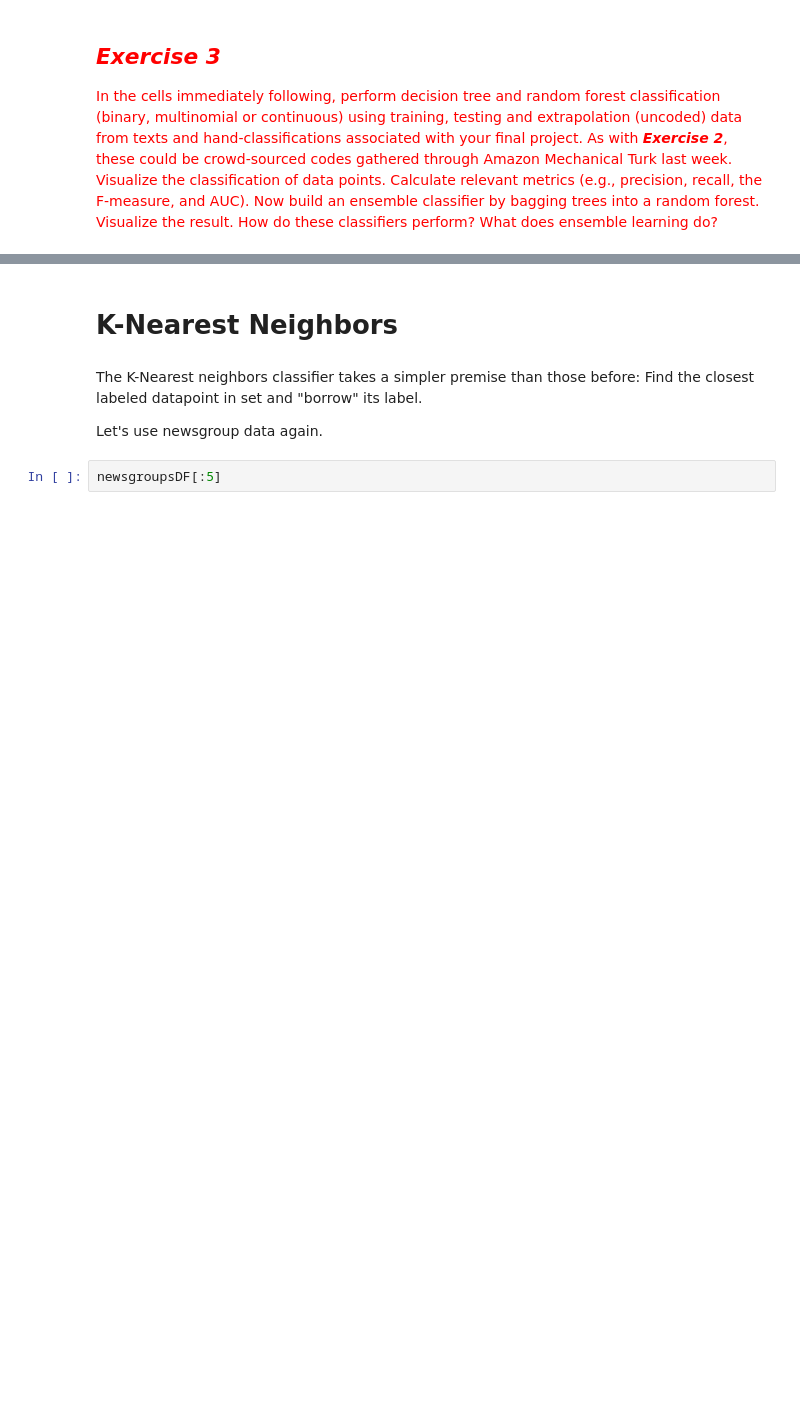
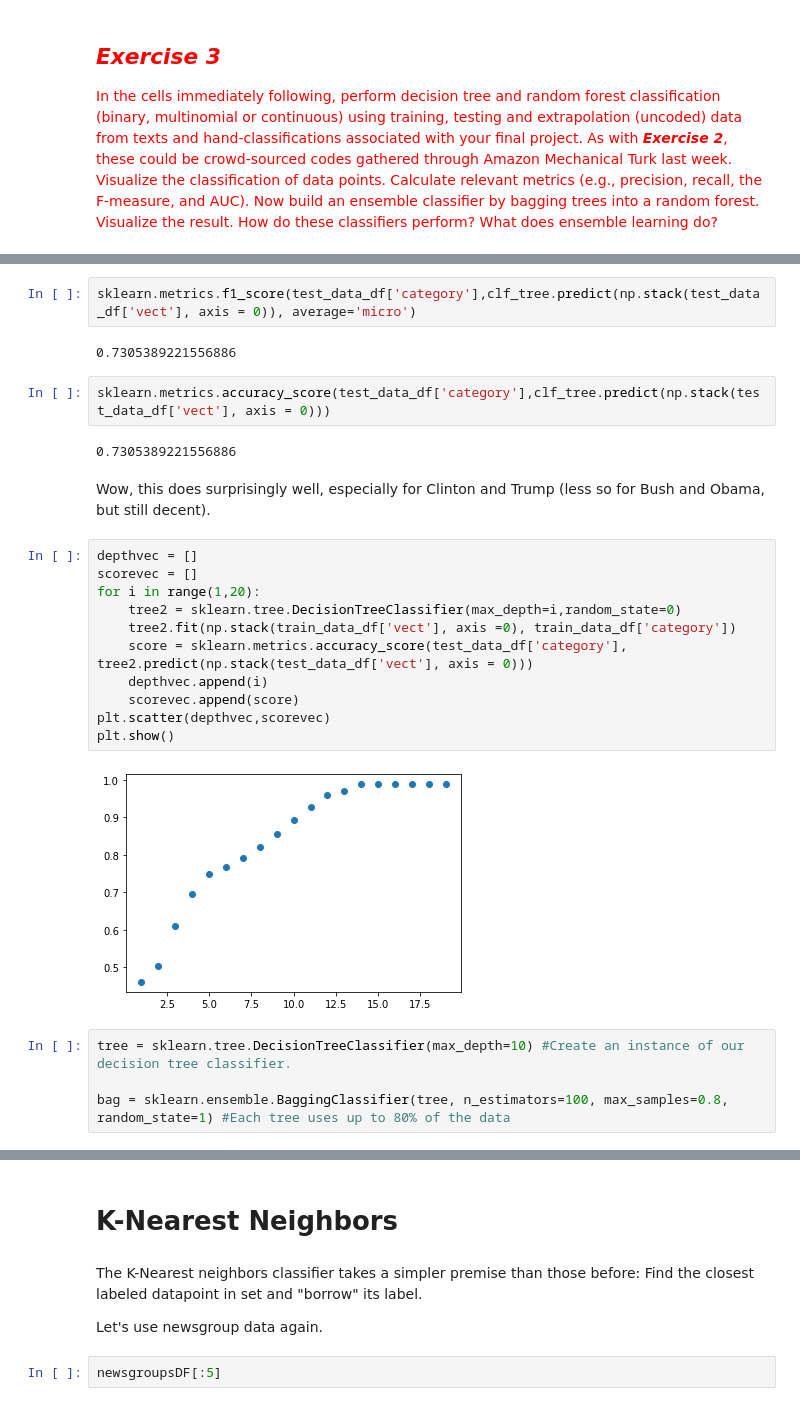
Before and after one commit to lilygrier/Homework-Notebooks, a Jupyter notebook: week-4/4-Classification_lilygrier.ipynb, the cells around one changed output, grey strips where cells are left out. Cells and saved outputs as stored; diff of their text form; blank space fills up the shorter version.

```diff
--- a/week-4/4-Classification_lilygrier.ipynb
+++ b/week-4/4-Classification_lilygrier.ipynb
@@ -1365,0 +1473,27 @@ lucem_illud_2020.plotConfusionMatrix(bag, df_exampleTree_test)
+# %%
+sklearn.metrics.f1_score(test_data_df['category'],clf_tree.predict(np.stack(test_data_df['vect'], axis = 0)), average='micro')
+# %% [output]
+0.7305389221556886
+# %%
+sklearn.metrics.accuracy_score(test_data_df['category'],clf_tree.predict(np.stack(test_data_df['vect'], axis = 0)))
+# %% [output]
+0.7305389221556886
+# %% [markdown]
+Wow, this does surprisingly well, especially for Clinton and Trump (less so for Bush and Obama, but still decent).
+# %%
+depthvec = []
+scorevec = []
+for i in range(1,20):
+    tree2 = sklearn.tree.DecisionTreeClassifier(max_depth=i,random_state=0)
+    tree2.fit(np.stack(train_data_df['vect'], axis =0), train_data_df['category'])
+    score = sklearn.metrics.accuracy_score(test_data_df['category'], tree2.predict(np.stack(test_data_df['vect'], axis = 0)))
+    depthvec.append(i)
+    scorevec.append(score)
+plt.scatter(depthvec,scorevec)
+plt.show()
+# %% [output]
+[figure, added]
+# %%
+tree = sklearn.tree.DecisionTreeClassifier(max_depth=10) #Create an instance of our decision tree classifier.
+
+bag = sklearn.ensemble.BaggingClassifier(tree, n_estimators=100, max_samples=0.8, random_state=1) #Each tree uses up to 80% of the data
```
Also changed, not shown: parts of 51 cells of this notebook.
